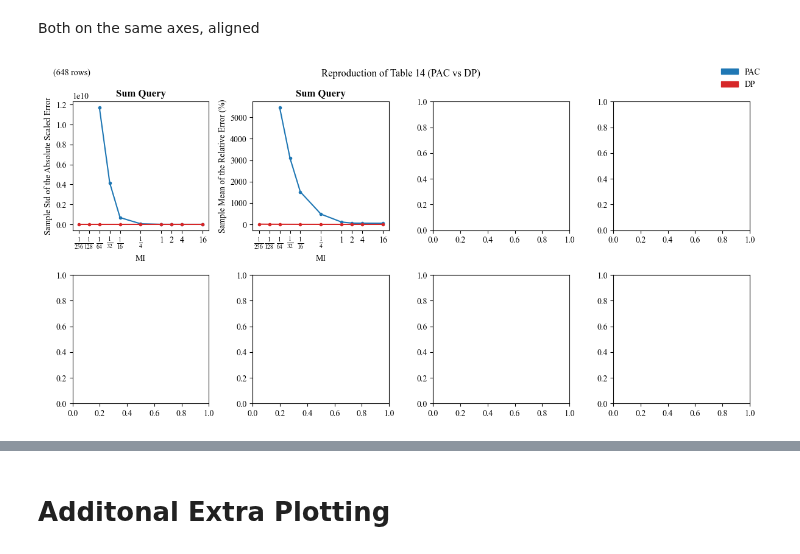
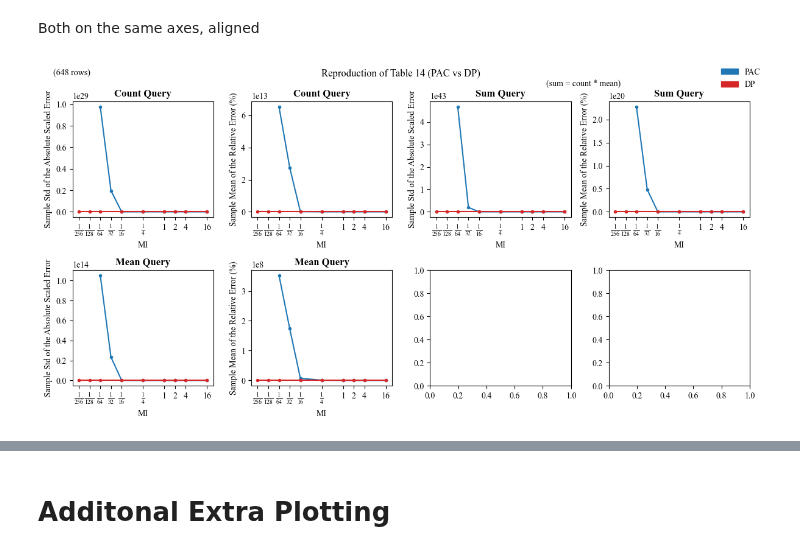
Before and after one commit to michaelnoguera/pacdb, a Jupyter notebook: pac-student_performance-sparkless.ipynb, the cells around one changed output, grey strips where cells are left out. Saved outputs shown, nothing was run; the diff lists cells and outputs as text; code cells hidden in the pictures.

Commit message:
Return to computing count, mean, and sum as count times mean; debugging This is the code version presented in the meeting

```diff
--- a/pac-student_performance-sparkless.ipynb
+++ b/pac-student_performance-sparkless.ipynb
@@ -198,27 +198,33 @@ To replicate the experiment that runs for epsilon=0.01, 0.1, 1, 10
 we use mi=1, 1/4, 1/16, 1/64, 1/256 in the hopes of encompassing a similar range.
 # %%
 MI_OPTIONS = [16., 4., 2., 1., 1/4, 1/16, 1/32, 1/64]
-EXPERIMENTS = 50
+EXPERIMENTS = 1000
 
 if GENERATE:
     # df = pd.DataFrame([], columns=['mi', 'count', 'sum', 'mean', 'var'])
     experiment_results = []
     experiment_results_unnoised = []
 
+    out_np = generate_samples() # generate samples (results of running the query)
     for mi in MI_OPTIONS:
-        out_np = generate_samples() # generate samples (results of running the query)
         variance = get_pac_noise_variance(out_np, mi) # estimate the stability of the query
+        #out_np = generate_samples() # generate samples (results of running the query)
         print(f"MI: {mi}, assessed variance: {variance}")
         for e in range(EXPERIMENTS):
             chosen_index = np.random.choice(np.arange(len(out_np))) # chose a random sample to add noise to for this release
             chosen_sample = out_np[chosen_index]
+            chosen_sample[0] = chosen_sample[0] * 2
             experiment_results_unnoised.append(chosen_sample)
             noisy_output = do_pac_and_release(out_np, mi, variance, chosen_index)
+            # manually correct count = count * 2
+            noisy_output[0] = noisy_output[0] * 2
+            # manually add sum as count * mean
+            noisy_output = [noisy_output[0], noisy_output[0] * noisy_output[1], noisy_output[1]]
             experiment_results.append([mi, *noisy_output])
         with open(f'{OUTPUT_DIR}/experiment_results.pkl', 'wb') as f:
             pickle.dump(experiment_results, f)
 
-    df = pd.DataFrame(experiment_results, columns=['mi', 'sum'])
+    df = pd.DataFrame(experiment_results, columns=['mi', 'count', 'sum', 'mean'])
 
     # Save the new data to outputs/...
     df.to_parquet(f'{OUTPUT_DIR}/pac_results.parquet')
@@ -265,7 +271,7 @@ def absolute_scaled_error(est: np.ndarray, actual: np.ndarray) -> np.ndarray:
 def relative_error_percent(est: np.ndarray, actual: np.ndarray) -> np.ndarray:
     return (np.abs(est - actual) / actual) * 100
 # %%
-OUTPUT_COLS = ['sum']
+OUTPUT_COLS = ['count', 'sum', 'mean']
 ERROR_COLS = [*[f'absolute error {i}' for i in OUTPUT_COLS], *[f'relative error {i}' for i in OUTPUT_COLS]]
 # %%
 # compute errors for PAC (or import from saved file)
@@ -317,7 +323,7 @@ dp_results_df = pq.read_table(f"outputs/dp_results.parquet").to_pandas()
 
 # compute sum from count and mean
 dp_results_df['sum'] = dp_results_df['count'] * dp_results_df['mean']
-dp_results_df = dp_results_df[['mi', 'sum']]
+dp_results_df = dp_results_df[['mi', 'count', 'sum', 'mean']]
 
 dp_results_df
 # %% [output]
@@ -402,6 +408,7 @@ errors_df = pd.concat([  # we will call mi and epsilon the "factor" so that the
 ])
 errors_df = errors_df.groupby(['type', 'factor']).agg(['mean', 'var'])
 # drop absolute * mean and relative * var columns from level 1
+errors_df = errors_df.drop(columns=[('absolute error count', 'mean'), ('absolute error mean', 'mean'), ('relative error count', 'var'), ('relative error mean', 'var')])
 errors_df.columns = [' '.join(col).strip() for col in errors_df.columns.values]  # flatten the columns
 
 #errors_df.to_parquet(f"{OUTPUT_DIR}/all_errors.parquet")
@@ -638,35 +645,35 @@ for i, query in enumerate(queries):
     ax1.set_ylabel('Sample Std of the Absolute Scaled Error')
     ax1.set_xlabel('MI')
 
     # Plotting Sample Mean of the Relative Error (%)
     d = errors_df.loc['pac'].loc[:, f'relative error {query} mean']
     ax2.plot(d.index, d, label=query, marker='.', color=PAC_COLOR)
 
     d = errors_df.loc['dp'].loc[:, f'relative error {query} mean']
     ax2.plot(d.index, d, label=query, marker='.', color=DP_COLOR)
 
     ax2.set_xscale('log', base=2)
     xticks = MI_OPTIONS
     xlabels = [f'$\\frac{{1}}{{{int(1/x)}}}$' if x < 1 else f'{int(x)}' for x in xticks]
     ax2.set_xticks(xticks)
     ax2.set_xticklabels(xlabels)
 
     ax2.set_title(f'{query.capitalize()} Query')
     ax2.set_ylabel('Sample Mean of the Relative Error (%)')
     ax2.set_xlabel('MI')
 
 # add label in top left corner "sum = count * mean"
-
+fig.text(0.75, 0.94, '(sum = count * mean)', ha='center', va='center')
 
 fig.legend(handles=pac_dp_legend_handles, loc='upper right', frameon=False)
 
 fig.text(0.05, 0.97, f'({por_df.shape[0]} rows)', ha='center', va='center')
 fig.suptitle("Reproduction of Table 14 (PAC vs DP)")
 plt.tight_layout()
 fig.savefig(f"{OUTPUT_DIR}/table14_pac_vs_dp.jpg", bbox_inches='tight')
 plt.show()
 # %% [output]
-[figure, old version]
+[figure, new version]
 # %%
 pac_errors_df
 # %% [output]
```
Also changed, not shown: parts of 25 cells of this notebook, 11 other files.
